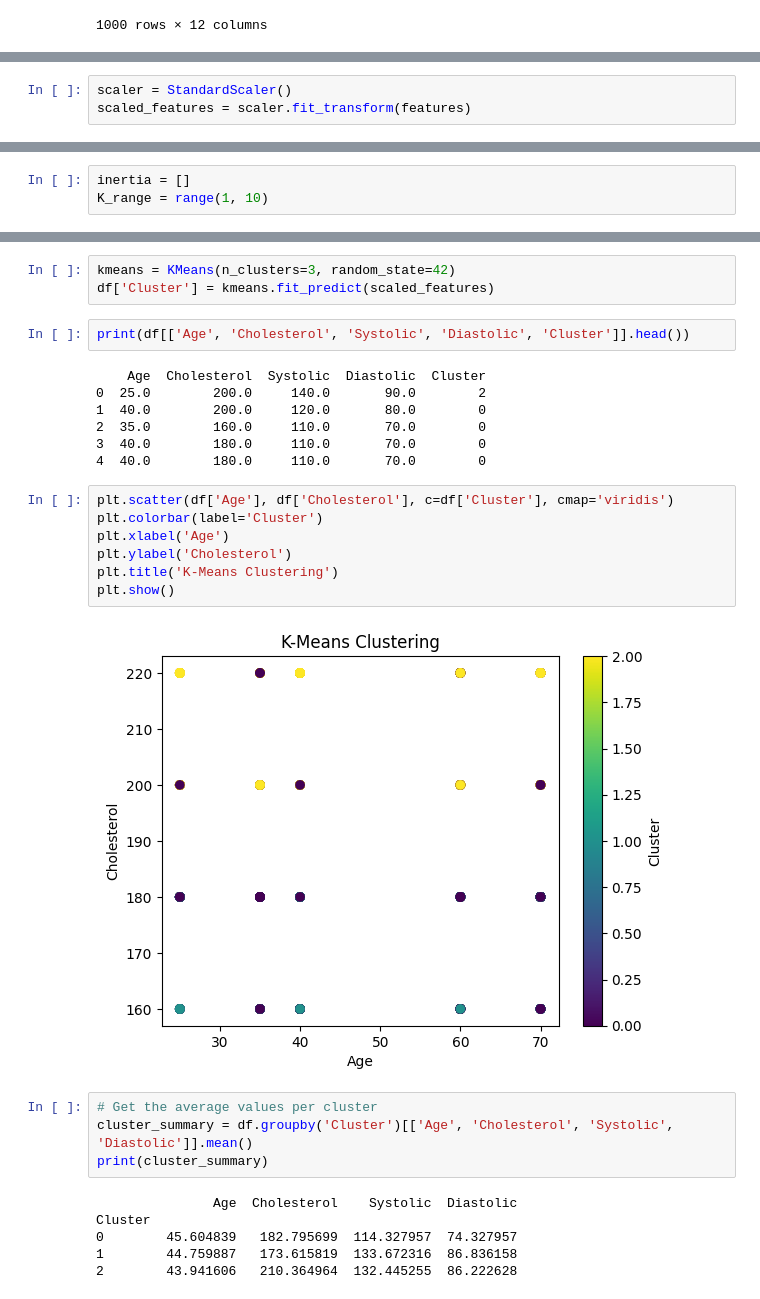
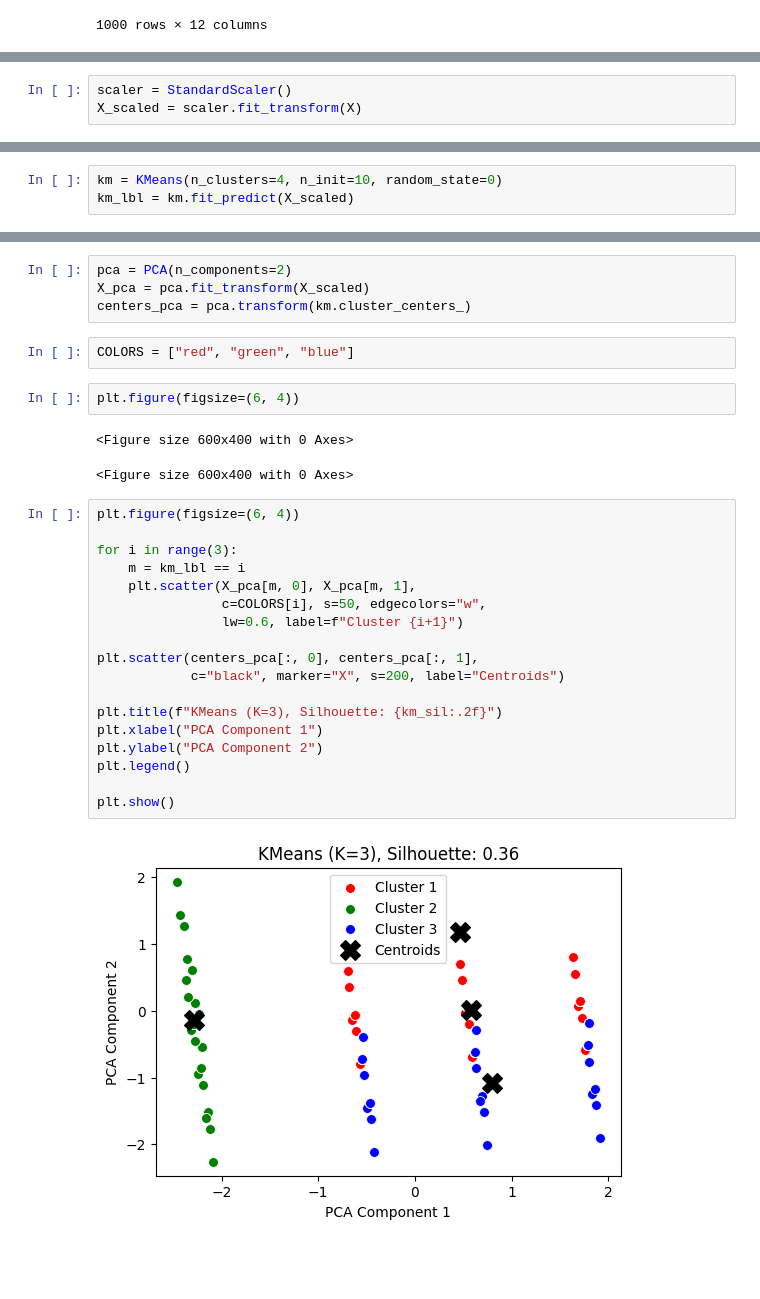
Before and after one commit to ypoudel3/data_final, a Jupyter notebook: clustering.ipynb, the cells around one changed output, grey strips where cells are left out. Cells and saved outputs as stored; diff of their text form; blank space fills up the shorter version.

Commit message:
clustering

```diff
--- a/clustering.ipynb
+++ b/clustering.ipynb
@@ -26,3 +29,3 @@ features = df[['Age', 'Cholesterol', 'Systolic', 'Diastolic']]
 # %%
 scaler = StandardScaler()
-scaled_features = scaler.fit_transform(features)
+X_scaled = scaler.fit_transform(X)
@@ -29,4 +46,4 @@ scaled_features = scaler.fit_transform(features)
 # %%
-inertia = []
-K_range = range(1, 10)
+km = KMeans(n_clusters=4, n_init=10, random_state=0)
+km_lbl = km.fit_predict(X_scaled)
 # %%
@@ -46,31 +53,31 @@ plt.show()
 # %%
-kmeans = KMeans(n_clusters=3, random_state=42)
-df['Cluster'] = kmeans.fit_predict(scaled_features)
+pca = PCA(n_components=2)
+X_pca = pca.fit_transform(X_scaled)
+centers_pca = pca.transform(km.cluster_centers_)
 # %%
-print(df[['Age', 'Cholesterol', 'Systolic', 'Diastolic', 'Cluster']].head())
+COLORS = ["red", "green", "blue"]
-# %% [output]
-    Age  Cholesterol  Systolic  Diastolic  Cluster
-0  25.0        200.0     140.0       90.0        2
-1  40.0        200.0     120.0       80.0        0
-2  35.0        160.0     110.0       70.0        0
-3  40.0        180.0     110.0       70.0        0
-4  40.0        180.0     110.0       70.0        0
 # %%
-plt.scatter(df['Age'], df['Cholesterol'], c=df['Cluster'], cmap='viridis')
-plt.colorbar(label='Cluster')
-plt.xlabel('Age')
-plt.ylabel('Cholesterol')
-plt.title('K-Means Clustering')
-plt.show()
+plt.figure(figsize=(6, 4))
 # %% [output]
-[figure, removed]
+<Figure size 600x400 with 0 Axes>
+<Figure size 600x400 with 0 Axes>
 # %%
-# Get the average values per cluster
-cluster_summary = df.groupby('Cluster')[['Age', 'Cholesterol', 'Systolic', 'Diastolic']].mean()
-print(cluster_summary)
+plt.figure(figsize=(6, 4))
+
+for i in range(3):
+    m = km_lbl == i
+    plt.scatter(X_pca[m, 0], X_pca[m, 1],
+                c=COLORS[i], s=50, edgecolors="w",
+                lw=0.6, label=f"Cluster {i+1}")
+
+plt.scatter(centers_pca[:, 0], centers_pca[:, 1],
+            c="black", marker="X", s=200, label="Centroids")
+
+plt.title(f"KMeans (K=3), Silhouette: {km_sil:.2f}")
+plt.xlabel("PCA Component 1")
+plt.ylabel("PCA Component 2")
+plt.legend()
+
+plt.show()
 # %% [output]
-               Age  Cholesterol    Systolic  Diastolic
-Cluster
-0        45.604839   182.795699  114.327957  74.327957
-1        44.759887   173.615819  133.672316  86.836158
-2        43.941606   210.364964  132.445255  86.222628
+[figure, added]
```
Also changed, not shown: parts of 7 cells of this notebook.
